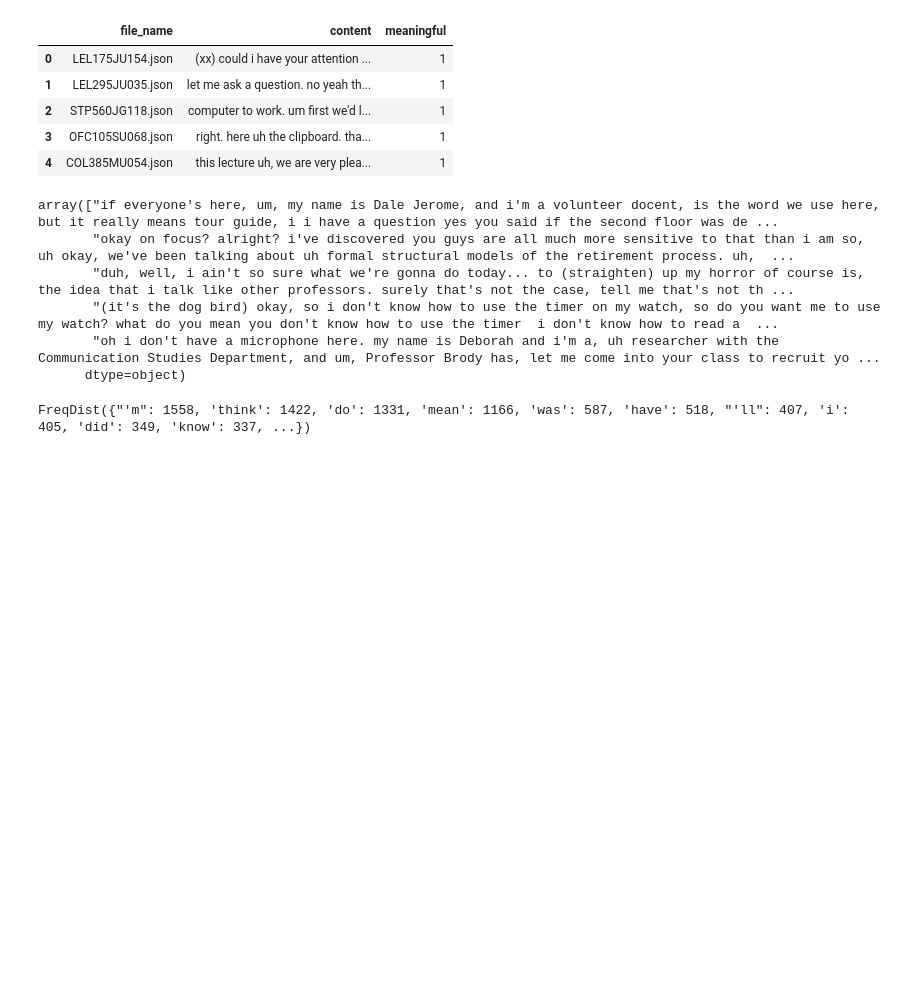
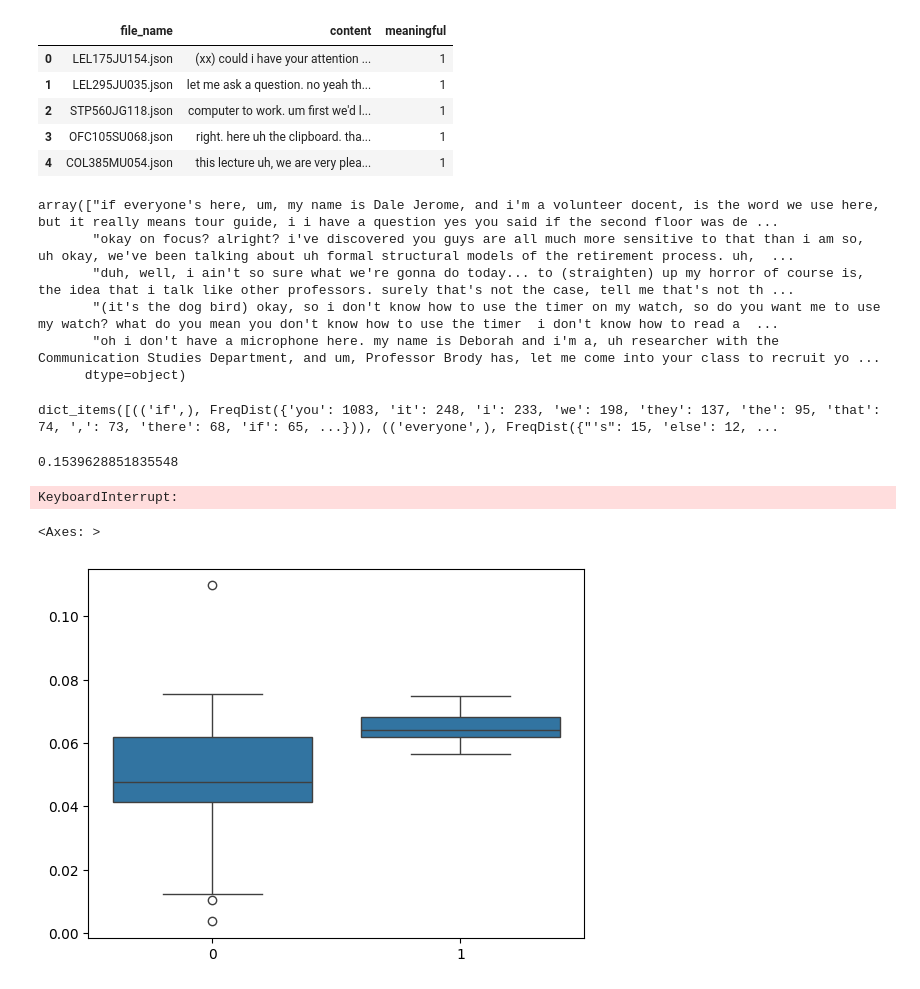
Before and after one commit to Corgi239/Wudpecker-hackathon-project, a Jupyter notebook: notebooks/n-gram_classification.ipynb, the cells around one changed output. Saved outputs shown, nothing was run; the diff lists cells and outputs as text; code cells hidden in the pictures; blank space fills up the shorter version.

```diff
--- a/notebooks/n-gram_classification.ipynb
+++ b/notebooks/n-gram_classification.ipynb
@@ -46,7 +48,10 @@ n_bad   = bad_transcripts.shape[0]
 
 n_training = n_good - n_bad
 training_ind = np.random.choice(range(n_good), size=n_training, replace=False)
+testing_ind = [i for i in range(n_bad + n_good) if i not in training_ind]
 training_data = good_transcripts[training_ind].values
+testing_data = transcripts_df.loc[testing_ind, 'content'].values
+testing_labels = transcripts_df.loc[testing_ind, 'meaningful'].values
 training_data[0:5]
 # %% [output]
 array(["if everyone's here, um, my name is Dale Jerome, and i'm a volunteer docent, is the word we use here, but it really means tour guide, i i have a question yes you said if the second floor was de ...
@@ -58,6 +63,7 @@ array(["if everyone's here, um, my name is Dale Jerome, and i'm a volunteer doce
 # %%
 def extract_ngrams(text, n):
     tokens = nltk.word_tokenize(text)
+    tokens = [token.lower() for token in tokens]
     grams = ngrams(tokens,n)
     return grams
 
@@ -65,8 +71,41 @@ grams = []
 n = 2
 for text in training_data:
     grams.append(extract_ngrams(text, n))
+gram_counts = NgramCounter(grams)
-# %%
-gram_counts = NgramCounter(grams)
-gram_counts[['i']]
-# %% [output]
-FreqDist({"'m": 1558, 'think': 1422, 'do': 1331, 'mean': 1166, 'was': 587, 'have': 518, "'ll": 407, 'i': 405, 'did': 349, 'know': 337, ...})
+# %%
+gram_counts[2].items()
+# %% [output]
+dict_items([(('if',), FreqDist({'you': 1083, 'it': 248, 'i': 233, 'we': 198, 'they': 137, 'the': 95, 'that': 74, ',': 73, 'there': 68, 'if': 65, ...})), (('everyone',), FreqDist({"'s": 15, 'else': 12, ...
+# %%
+def cohesion_score(test_text, gram_counts):
+    tokens = nltk.word_tokenize(test_text)
+    tokens = [token.lower() for token in tokens]
+    l = len(tokens)
+    probs = np.empty(l - 1)
+    for i in range(l - 1):
+        first = tokens[i]
+        second = tokens[i+1]
+        fdict = gram_counts[[first]]
+        if (fdict.N() == 0):
+            probs[i]=0
+        else:
+            probs[i] = fdict[second] / fdict.N()
+    return probs.mean()
+vcohesion_score = np.vectorize(cohesion_score, excluded=['gram_counts'])
+# %%
+test_text = "if everyone's here, um, my name is Dale Jerome, and i'm a volunteer docent, is the word we use here, but it really means tour guide"
+cohesion_score(test_text, gram_counts)
+# %% [output]
+0.1539628851835548
+# %%
+test_text = "Das is the hour. A cabo shown Al Kochen and Desem Cafe Popyard, when Das is by Enabling's Kochen."
+vcohesion_score(test_text, gram_counts)
+# %% [output]
+KeyboardInterrupt:
+# %%
+scores = [cohesion_score(test_text, gram_counts) for test_text in testing_data]
+
+sns.boxplot(x=testing_labels, y=scores)
+# %% [output]
+<Axes: >
+[figure, added]
```
Also changed, not shown: parts of 1 cell of this notebook.
